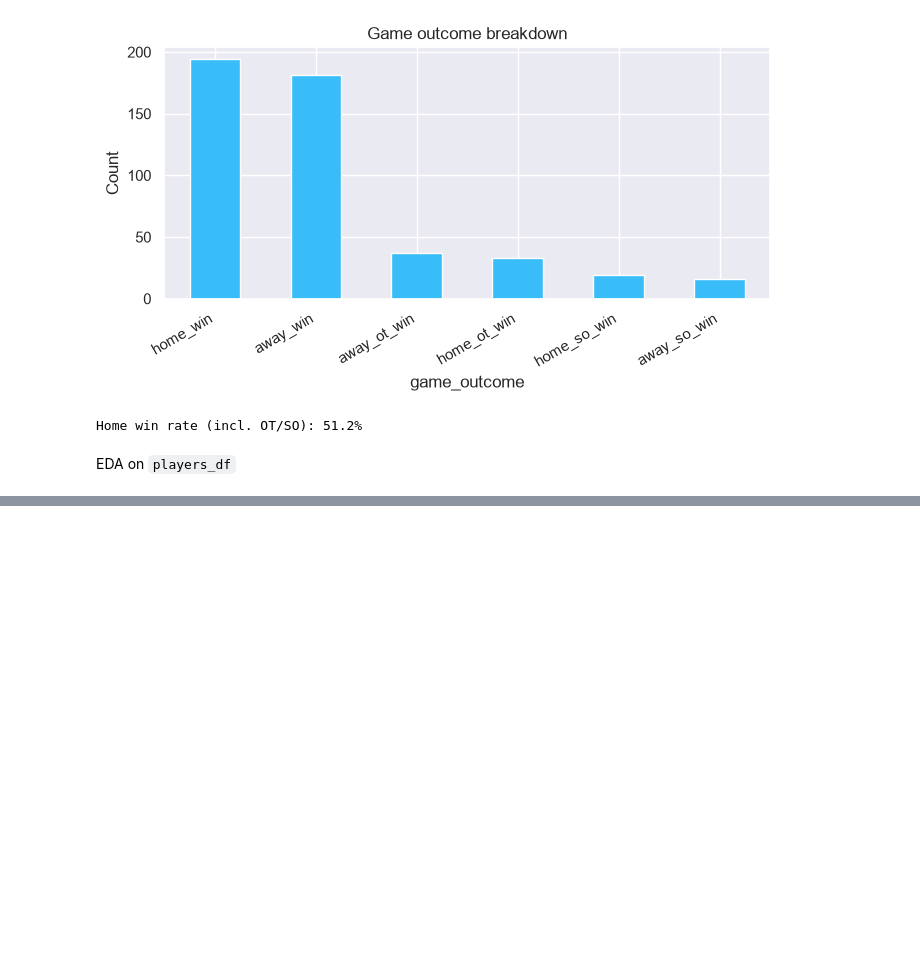
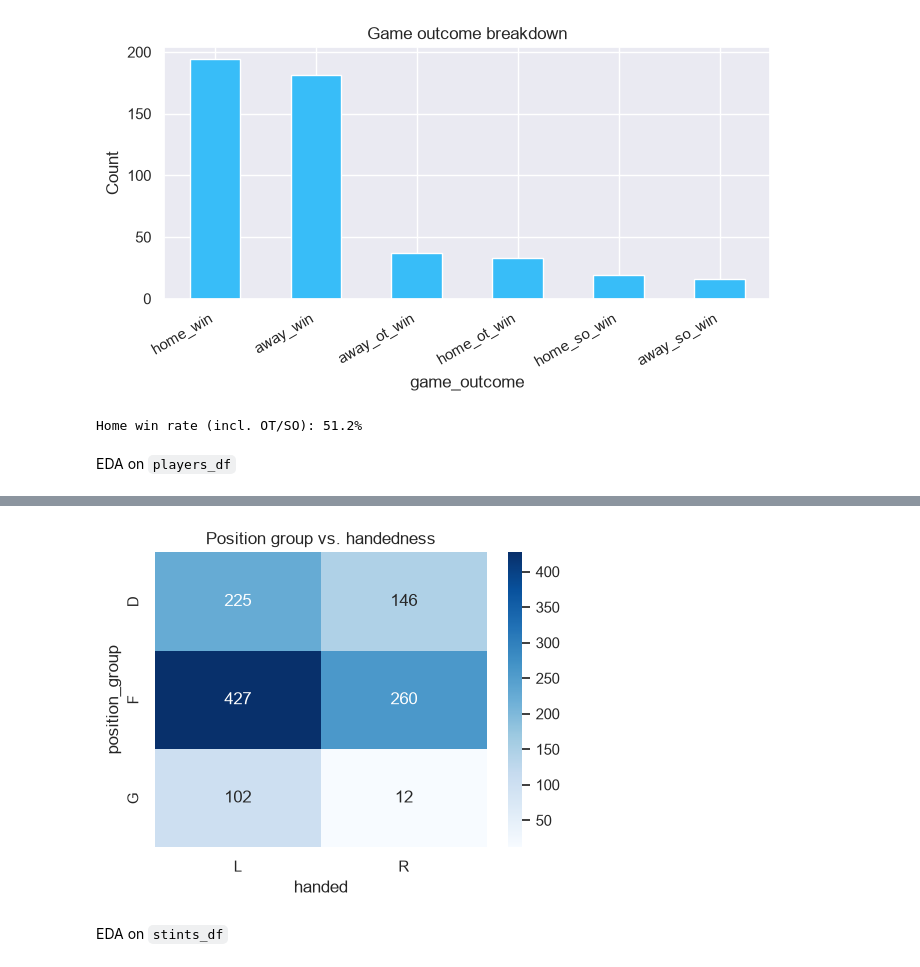
Before and after one commit to Nick3429/halo-forecheck-speed, a Jupyter notebook: eda.ipynb, the cells around one changed output, grey strips where cells are left out. Cells and saved outputs as stored; diff of their text form; code cells hidden in the pictures; blank space fills up the shorter version.

Commit message:
feat: eda on stints df

```diff
--- a/eda.ipynb
+++ b/eda.ipynb
@@ -130,0 +209,11 @@ EDA on `players_df`
+# %%
+cross = pd.crosstab(players_df["position_group"], players_df["handed"])
+fig, ax = plt.subplots(figsize=(5, 4))
+sns.heatmap(cross, annot=True, fmt="d", cmap="Blues", ax=ax)
+ax.set_title("Position group vs. handedness")
+plt.tight_layout()
+plt.show()
+# %% [output]
+[figure, added]
+# %% [markdown]
+EDA on `stints_df`
```
Also changed, not shown: parts of 4 cells of this notebook.
